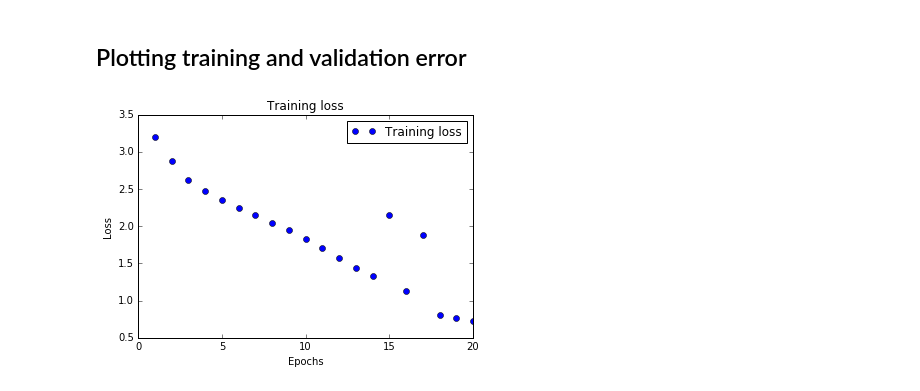
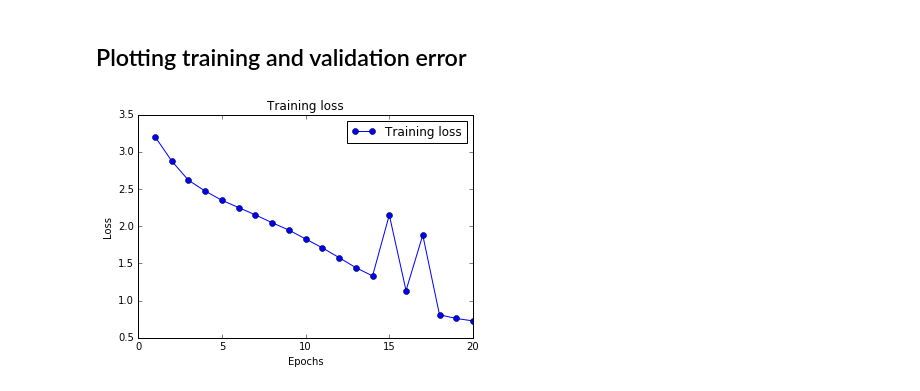
Before and after one commit to kaiolae/wcci2018_prediction_tutorial, a Jupyter notebook: notebooks/continuing_sequences/charRNN-star-trek-titles.ipynb, the cells around one changed output. Cells and saved outputs as stored; diff of their text form; code cells hidden in the pictures.

```diff
--- a/notebooks/continuing_sequences/charRNN-star-trek-titles.ipynb
+++ b/notebooks/continuing_sequences/charRNN-star-trek-titles.ipynb
@@ -179,7 +171,8 @@ def on_epoch_end(epoch, logs):
     print('----- Generating text after Epoch: %d' % epoch)
     diversity = 0.5 #Can be modified to change the amount of creativity in the network
 
-    generated = generate_text_segment(text, 400, diversity, model_train, maxlen, len(chars), char_indices, indices_char)
+    generated = generate_text_segment(text, 400, diversity, model_train,
+                                      maxlen, len(chars), char_indices, indices_char)
     sys.stdout.write(generated)
     print()
 # %%
@@ -215,14 +208,14 @@ model_train.save("keras-startrek-LSTM-model.h5")
 # %%
 import matplotlib.pyplot as plt
 
 history_dict = history.history
 loss_values = history_dict['loss']
 epochs = range(1, len(loss_values) + 1)
-plt.plot(epochs, loss_values, 'bo', label='Training loss')
+plt.plot(epochs, loss_values, 'b-o', label='Training loss')
 plt.title('Training loss')
 plt.xlabel('Epochs')
 plt.ylabel('Loss')
 plt.legend()
 plt.show()
 # %% [output]
-[figure, old version]
+[figure, new version]
```
Also changed, not shown: parts of 2 cells of this notebook, 1 other file.
